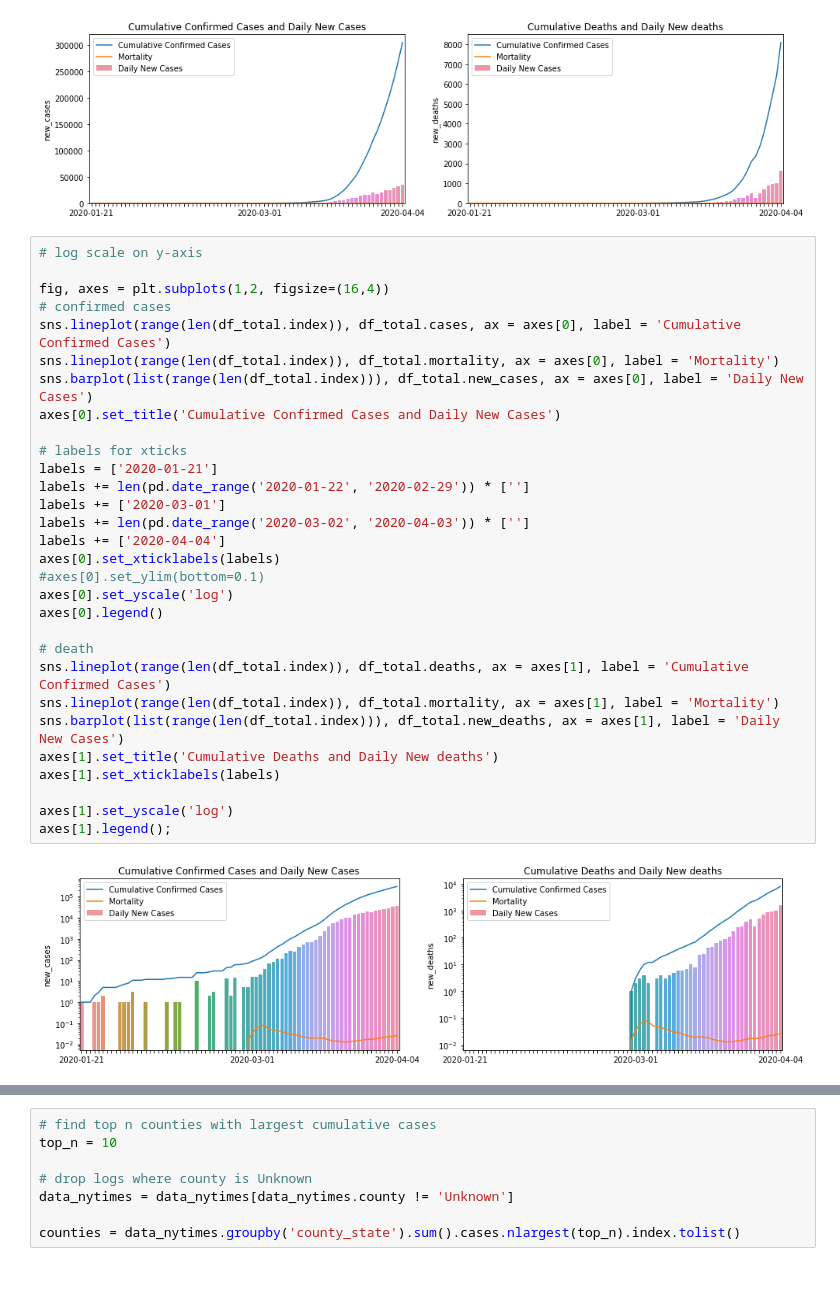
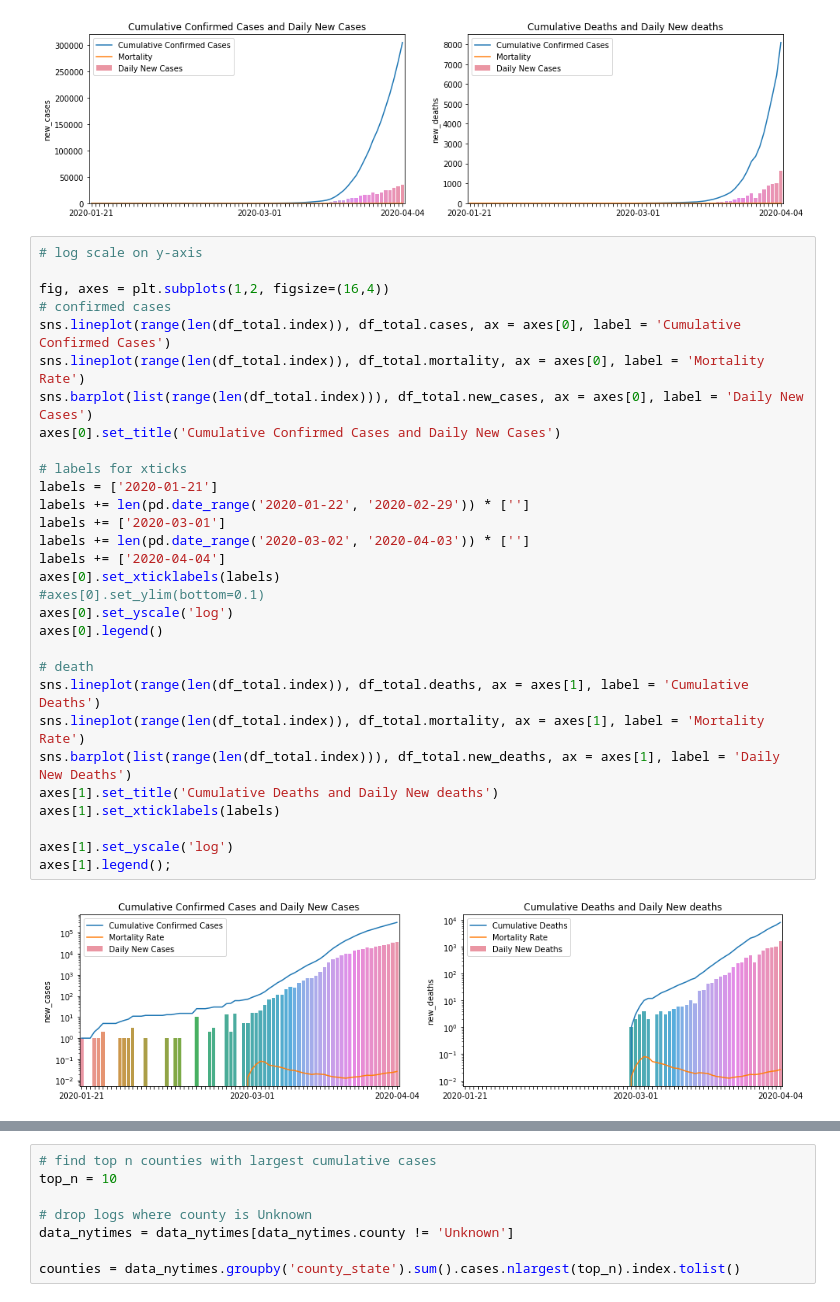
Before and after one commit to TianyuanCai/covid19, a Jupyter notebook: code/EDA.ipynb, the cells around one changed output, grey strips where cells are left out. Drawn from its saved outputs; the diff is of its cells as text.

Commit message:
fix title and legend

```diff
--- a/code/EDA.ipynb
+++ b/code/EDA.ipynb
@@ -128,32 +128,32 @@ axes[1].legend();
 # %%
 # log scale on y-axis
 
 fig, axes = plt.subplots(1,2, figsize=(16,4))
 # confirmed cases
 sns.lineplot(range(len(df_total.index)), df_total.cases, ax = axes[0], label = 'Cumulative Confirmed Cases')
-sns.lineplot(range(len(df_total.index)), df_total.mortality, ax = axes[0], label = 'Mortality')
+sns.lineplot(range(len(df_total.index)), df_total.mortality, ax = axes[0], label = 'Mortality Rate')
 sns.barplot(list(range(len(df_total.index))), df_total.new_cases, ax = axes[0], label = 'Daily New Cases')
 axes[0].set_title('Cumulative Confirmed Cases and Daily New Cases')
 
 # labels for xticks
 labels = ['2020-01-21']
 labels += len(pd.date_range('2020-01-22', '2020-02-29')) * ['']
 labels += ['2020-03-01']
 labels += len(pd.date_range('2020-03-02', '2020-04-03')) * ['']
 labels += ['2020-04-04']
 axes[0].set_xticklabels(labels)
 #axes[0].set_ylim(bottom=0.1)
 axes[0].set_yscale('log')
 axes[0].legend()
 
 # death
-sns.lineplot(range(len(df_total.index)), df_total.deaths, ax = axes[1], label = 'Cumulative Confirmed Cases')
-sns.lineplot(range(len(df_total.index)), df_total.mortality, ax = axes[1], label = 'Mortality')
-sns.barplot(list(range(len(df_total.index))), df_total.new_deaths, ax = axes[1], label = 'Daily New Cases')
+sns.lineplot(range(len(df_total.index)), df_total.deaths, ax = axes[1], label = 'Cumulative Deaths')
+sns.lineplot(range(len(df_total.index)), df_total.mortality, ax = axes[1], label = 'Mortality Rate')
+sns.barplot(list(range(len(df_total.index))), df_total.new_deaths, ax = axes[1], label = 'Daily New Deaths')
 axes[1].set_title('Cumulative Deaths and Daily New deaths')
 axes[1].set_xticklabels(labels)
 
 axes[1].set_yscale('log')
 axes[1].legend();
 # %% [output]
-[figure, old version]
+[figure, new version]
```
Also changed, not shown: parts of 3 cells of this notebook.
